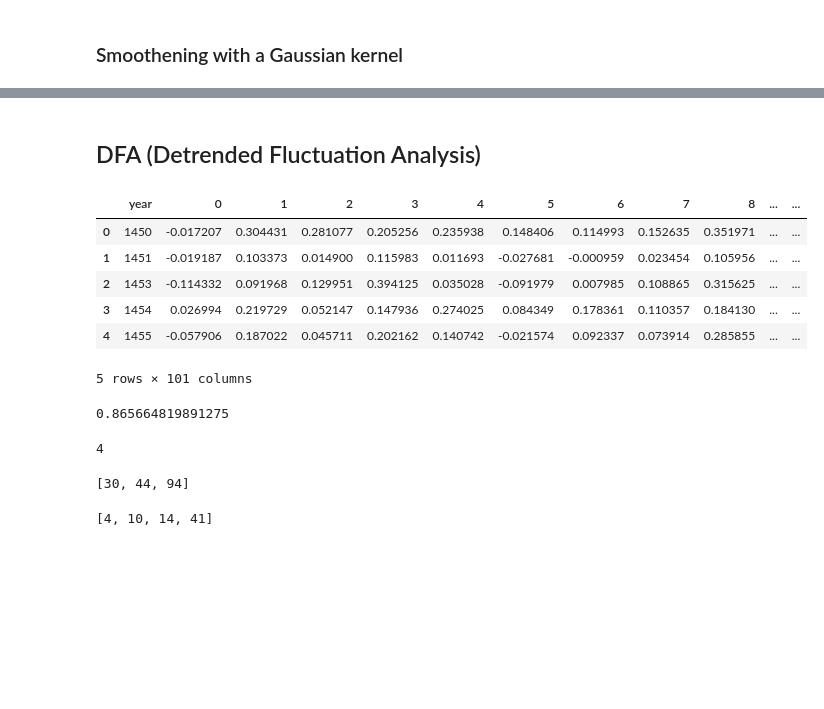
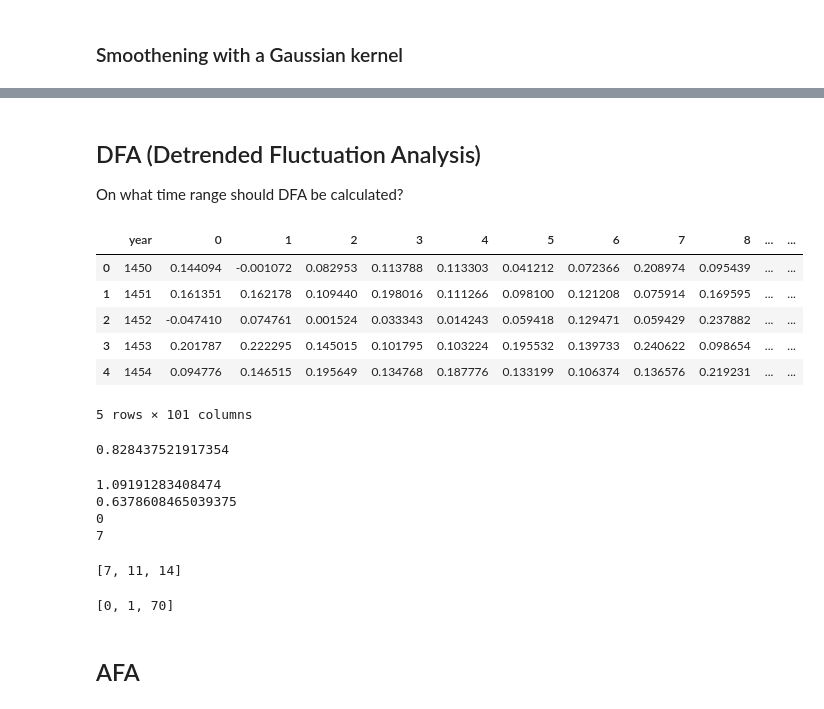
Before and after one commit to centre-for-humanities-computing/dutch-chronicles, a Jupyter notebook: notebooks/top2vec_analysis.ipynb, the cells around one changed output, grey strips where cells are left out. Drawn from its saved outputs; the diff is of its cells as text; code cells hidden in the pictures; blank space fills up the shorter version.

```diff
--- a/notebooks/top2vec_analysis.ipynb
+++ b/notebooks/top2vec_analysis.ipynb
@@ -96,15 +100,17 @@ plt.ylim([-3, +3])
 # %% [markdown]
 ## DFA (Detrended Fluctuation Analysis)
+
+On what time range should DFA be calculated?
 # %%
-year_mean = pd.read_csv('../../corpus/year_mean.csv', index_col=0)
+year_mean = pd.read_csv('../../corpus/primitives_220503/year_mean.csv', index_col=0)
 year_mean.head()
 # %% [output]
 |  | year | 0 | 1 | 2 | 3 | 4 | 5 | 6 | 7 | 8 | ... | ... |
-| 0 | 1450 | -0.017207 | 0.304431 | 0.281077 | 0.205256 | 0.235938 | 0.148406 | 0.114993 | 0.152635 | 0.351971 | ... | ... |
-| 1 | 1451 | -0.019187 | 0.103373 | 0.014900 | 0.115983 | 0.011693 | -0.027681 | -0.000959 | 0.023454 | 0.105956 | ... | ... |
-| 2 | 1453 | -0.114332 | 0.091968 | 0.129951 | 0.394125 | 0.035028 | -0.091979 | 0.007985 | 0.108865 | 0.315625 | ... | ... |
-| 3 | 1454 | 0.026994 | 0.219729 | 0.052147 | 0.147936 | 0.274025 | 0.084349 | 0.178361 | 0.110357 | 0.184130 | ... | ... |
-| 4 | 1455 | -0.057906 | 0.187022 | 0.045711 | 0.202162 | 0.140742 | -0.021574 | 0.092337 | 0.073914 | 0.285855 | ... | ... |
+| 0 | 1450 | 0.144094 | -0.001072 | 0.082953 | 0.113788 | 0.113303 | 0.041212 | 0.072366 | 0.208974 | 0.095439 | ... | ... |
+| 1 | 1451 | 0.161351 | 0.162178 | 0.109440 | 0.198016 | 0.111266 | 0.098100 | 0.121208 | 0.075914 | 0.169595 | ... | ... |
+| 2 | 1452 | -0.047410 | 0.074761 | 0.001524 | 0.033343 | 0.014243 | 0.059418 | 0.129471 | 0.059429 | 0.237882 | ... | ... |
+| 3 | 1453 | 0.201787 | 0.222295 | 0.145015 | 0.101795 | 0.103224 | 0.195532 | 0.139733 | 0.240622 | 0.098654 | ... | ... |
+| 4 | 1454 | 0.094776 | 0.146515 | 0.195649 | 0.134768 | 0.187776 | 0.133199 | 0.106374 | 0.136576 | 0.219231 | ... | ... |
 5 rows × 101 columns
 # %%
 topic = [*range(0,100)]
@@ -112,7 +118,7 @@ topic = [str(x) for x in topic]
 
 nolds.dfa(year_mean[topic[54]])
 # %% [output]
-0.865664819891275
+0.828437521917354
 # %%
 dfa_list = []
 
@@ -124,15 +130,23 @@ min_value = min(dfa_list)
 
 max_index = dfa_list.index(max_value)
 min_index = dfa_list.index(min_value)
-# %%
-max_index
-# %% [output]
-4
+# %%
+print(max_value)
+print(min_value)
+print(max_index)
+print(min_index)
+# %% [output]
+1.09191283408474
+0.6378608465039375
+0
+7
 # %%
-[i for i,v in enumerate(dfa_list) if v < 0.73]
+[i for i,v in enumerate(dfa_list) if v < 0.65]
 # %% [output]
-[30, 44, 94]
+[7, 11, 14]
 # %%
-[i for i,v in enumerate(dfa_list) if v > 0.95]
+[i for i,v in enumerate(dfa_list) if v > 0.89]
 # %% [output]
-[4, 10, 14, 41]
+[0, 1, 70]
+# %% [markdown]
+## AFA
```
Also changed, not shown: parts of 9 cells of this notebook, 4 other files.
